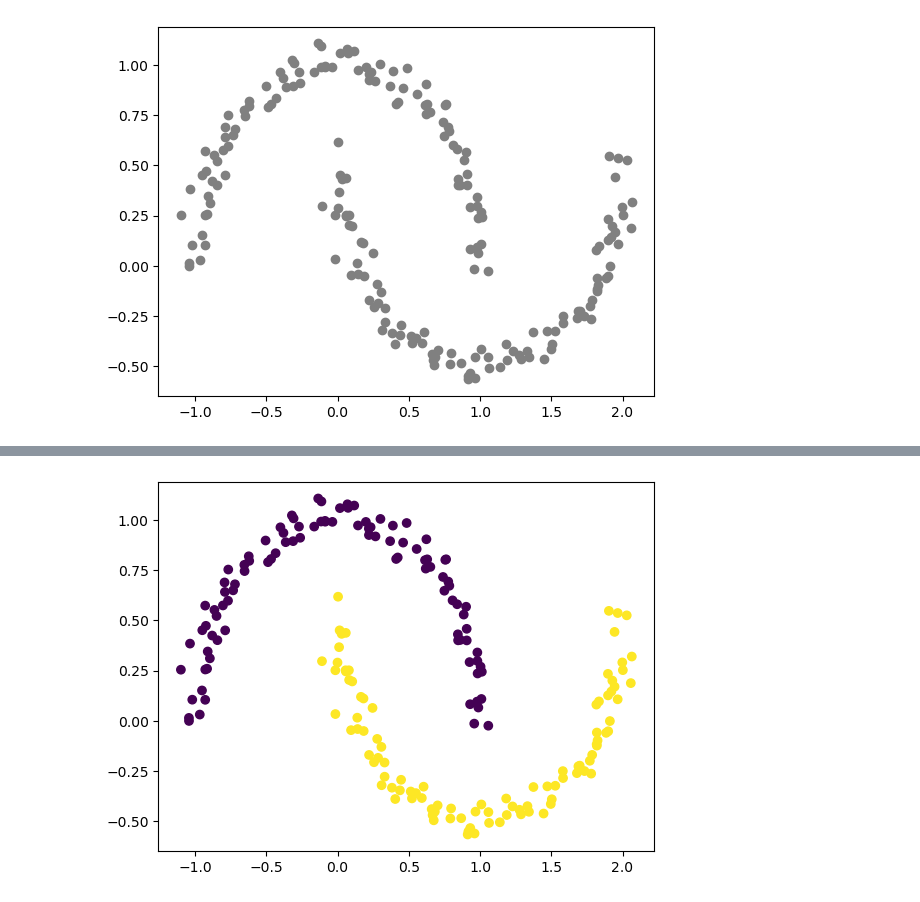
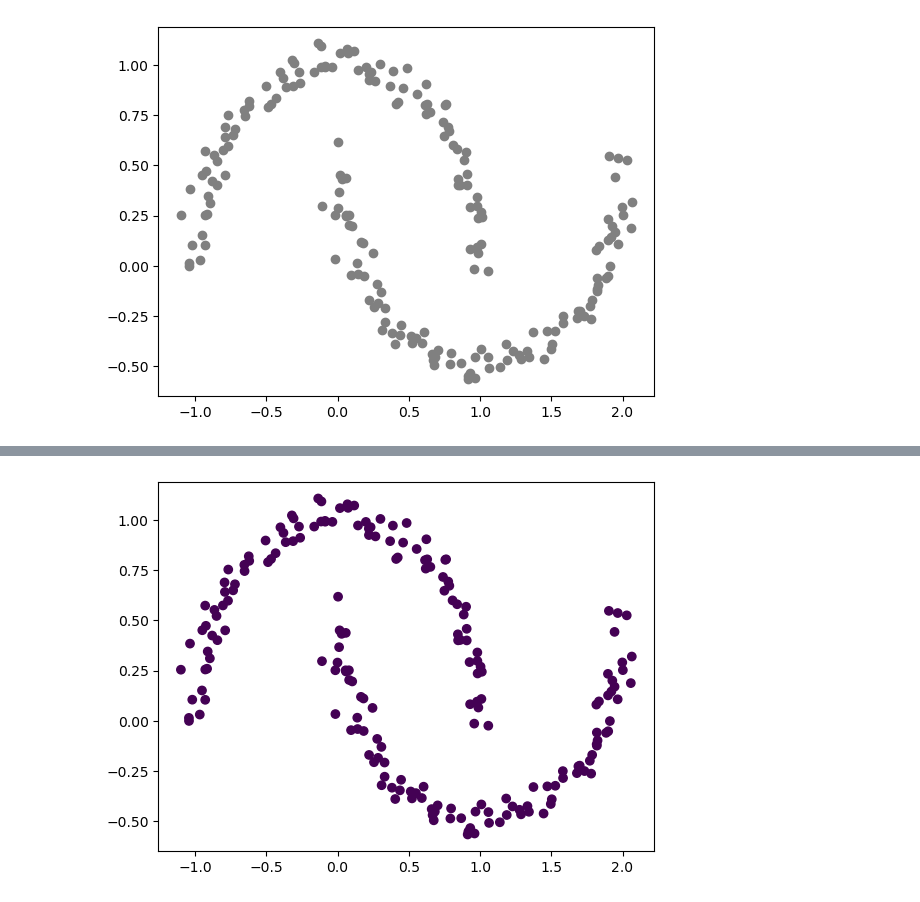
Before and after one commit to skn29teacher/skn29_lecture, a Jupyter notebook: 머신러닝/09.군집/DBSCAN.ipynb, the cells around one changed output, grey strips where cells are left out. Saved outputs shown, nothing was run; the diff lists cells and outputs as text; code cells hidden in the pictures.

```diff
--- a/머신러닝/09.군집/DBSCAN.ipynb
+++ b/머신러닝/09.군집/DBSCAN.ipynb
@@ -104,11 +124,11 @@ neighbors = [  0  23  57  59  61  68 132 148 152 171 186 197]
 # %%
 # 라이브러리 이용
 from sklearn.cluster import DBSCAN
-model = DBSCAN(eps=0.3, min_samples=5)
+model = DBSCAN(eps=0.5, min_samples=5)
 sk_labels = model.fit_predict(X)
 plt.scatter(
     X[:,0], X[:,1], c=sk_labels
 )
 plt.show()
 # %% [output]
-[figure, old version]
+[figure, new version]
```
Also changed, not shown: parts of 2 cells of this notebook.
